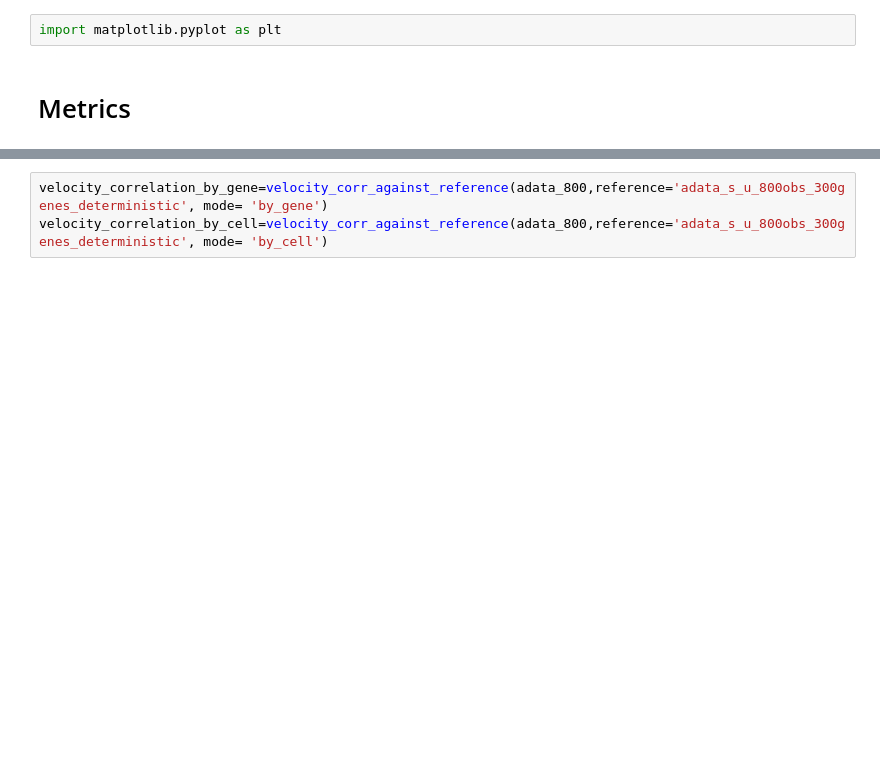
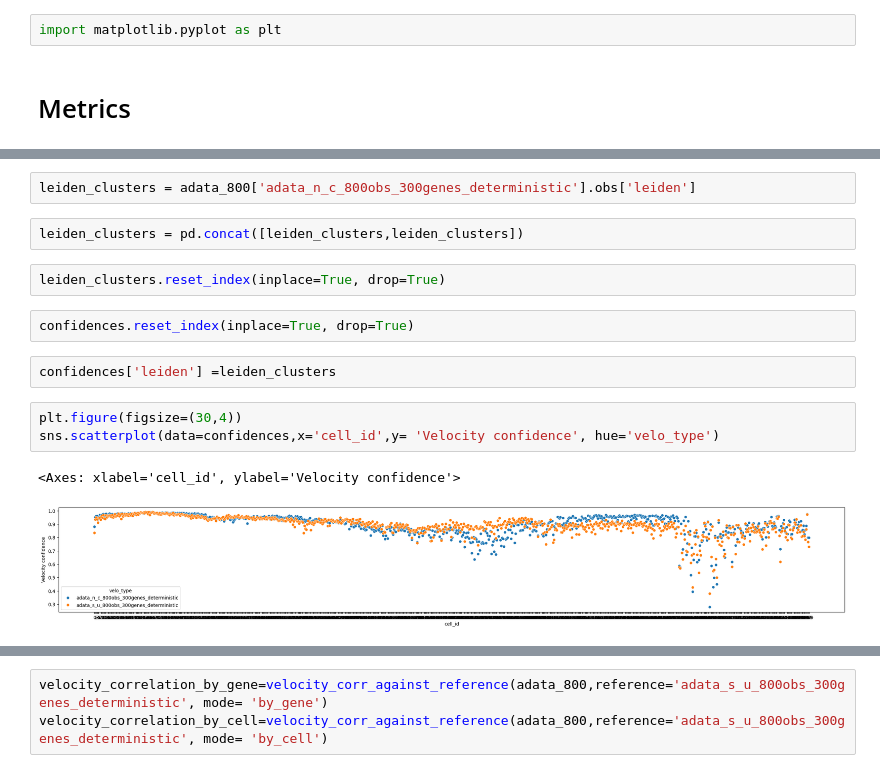
Before and after one commit to sergiomarco25/STVelo, a Jupyter notebook: notebooks/analysis/nuc_cyto_vs_spl_uns/01_analysis.ipynb, the cells around one changed output, grey strips where cells are left out. Drawn from its saved outputs; the diff is of its cells as text; blank space fills up the shorter version.

Commit message:
initial comparison of the two approach with on deterministic model

```diff
--- a/notebooks/analysis/nuc_cyto_vs_spl_uns/01_analysis.ipynb
+++ b/notebooks/analysis/nuc_cyto_vs_spl_uns/01_analysis.ipynb
@@ -113,0 +108,16 @@ adata_800
+# %%
+leiden_clusters = adata_800['adata_n_c_800obs_300genes_deterministic'].obs['leiden']
+# %%
+leiden_clusters = pd.concat([leiden_clusters,leiden_clusters])
+# %%
+leiden_clusters.reset_index(inplace=True, drop=True)
+# %%
+confidences.reset_index(inplace=True, drop=True)
+# %%
+confidences['leiden'] =leiden_clusters
+# %%
+plt.figure(figsize=(30,4))
+sns.scatterplot(data=confidences,x='cell_id',y= 'Velocity confidence', hue='velo_type')
+# %% [output]
+<Axes: xlabel='cell_id', ylabel='Velocity confidence'>
+[figure, added]
```
Also changed, not shown: parts of 38 cells of this notebook, 4 other files.
